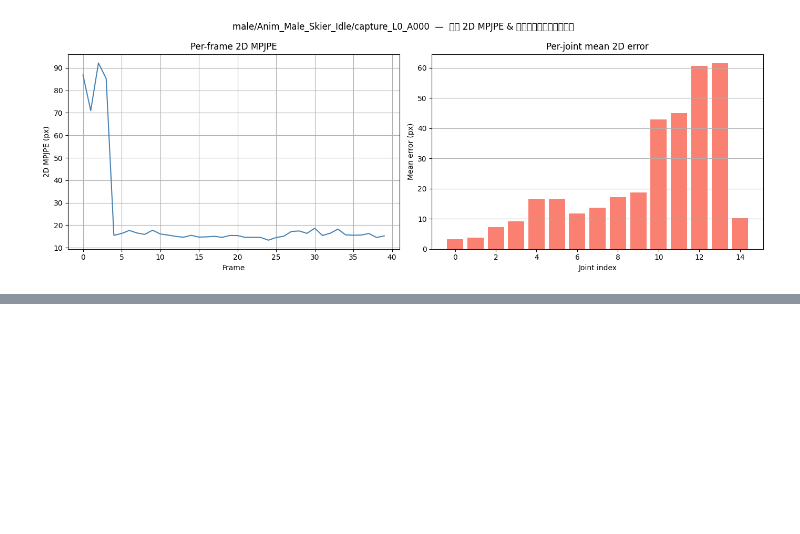
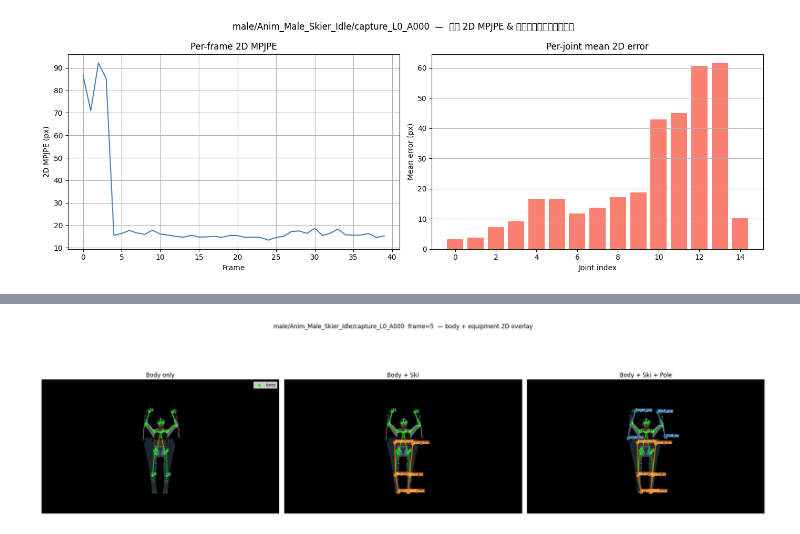
Before and after one commit to ChenKaiXuSan/Ski3DPose_PyTorch, a Jupyter notebook: analysis/check_kpt.ipynb, the cells around one changed output, grey strips where cells are left out. Drawn from its saved outputs; the diff is of its cells as text; code cells hidden in the pictures; blank space fills up the shorter version.

```diff
--- a/analysis/check_kpt.ipynb
+++ b/analysis/check_kpt.ipynb
@@ -552,0 +592,94 @@ MPJPE (all joints, all frames) = 1.1109
+# %%
+
+# ── 装备 2D 关键点叠加到图片 ─────────────────────────────────────────────────
+# Unity kpt2d/pole: (4, 3)  [x, y, vis]  顺序: left_grip, left_tip, right_grip, right_tip
+# Unity kpt2d/ski : (6, 3)  [x, y, vis]  顺序: left_center, left_front, left_back, right_center, right_front, right_back
+# pole 连线: (0,1) 左杆, (2,3) 右杆
+# ski  连线: (0,1), (0,2) 左板, (3,4), (3,5) 右板
+
+FRAME_IDX = 5
+GENDER  = "male"
+ACTION  = "Anim_Male_Skier_Idle"
+CAMERA  = "capture_L0_A000"
+CAM_SHORT = CAMERA.replace("capture_", "")
+
+frame_dir         = DATA_ROOT / "data_pole_ski" / GENDER / ACTION / "frames" / CAMERA
+unity_kpt2d_char  = DATA_ROOT / "data_pole_ski" / GENDER / ACTION / "kpt2d" / CAM_SHORT / "character"
+unity_kpt2d_pole  = DATA_ROOT / "data_pole_ski" / GENDER / ACTION / "kpt2d" / CAM_SHORT / "pole"
+unity_kpt2d_ski   = DATA_ROOT / "data_pole_ski" / GENDER / ACTION / "kpt2d" / CAM_SHORT / "ski"
+
+import cv2
+
+def load_equip_kpt2d(equip_dir: Path, frame_idx: int) -> np.ndarray:
+    path = equip_dir / f"kpt2d_{frame_idx:06d}.npy"
+    return np.load(path).astype(np.float32)  # (N, 3)
+
+POLE_EDGES = [(0, 1), (2, 3)]
+SKI_EDGES  = [(0, 1), (0, 2), (3, 4), (3, 5)]
+POLE_NAMES = ["left_grip", "left_tip", "right_grip", "right_tip"]
+SKI_NAMES  = ["left_ctr", "left_front", "left_back", "right_ctr", "right_front", "right_back"]
+
+
+def draw_equip_on_ax(ax, kpts: np.ndarray, edges: list, names: list,
+                     color: str, linewidth: float = 2.0) -> None:
+    """在 matplotlib ax 上绘制装备关键点和连线（vis>0 才画）。"""
+    vis = kpts[:, 2] if kpts.shape[1] >= 3 else np.ones(len(kpts))
+    xy  = kpts[:, :2]
+    for i, j in edges:
+        if vis[i] > 0 and vis[j] > 0:
+            ax.plot([xy[i, 0], xy[j, 0]], [xy[i, 1], xy[j, 1]],
+                    color=color, linewidth=linewidth, alpha=0.9, zorder=3)
+    for idx in range(len(xy)):
+        if vis[idx] > 0:
+            ax.scatter(xy[idx, 0], xy[idx, 1], s=40, c=color, zorder=4)
+            ax.text(xy[idx, 0] + 3, xy[idx, 1] - 3,
+                    f"{idx}:{names[idx]}", fontsize=6, color="white", zorder=5,
+                    bbox=dict(facecolor=color, edgecolor="none", alpha=0.75, pad=0.2))
+
+
+# ── 加载数据 ─────────────────────────────────────────────────────────────────
+img_bgr  = cv2.imread(str(frame_dir / f"frame_{FRAME_IDX:06d}.png"))
+img_rgb  = cv2.cvtColor(img_bgr, cv2.COLOR_BGR2RGB)
+
+from project.map_config import UNITY_MALE_MAPPING as UNITY_MAP_MALE, filter_unity_kpts
+char_kpt2d = filter_unity_kpts(
+    np.load(unity_kpt2d_char / f"kpt2d_{FRAME_IDX:06d}.npy").astype(np.float32),
+    flag="2d", gender=GENDER
+)[:, :2]  # (15, 2)
+
+pole_kpt2d = load_equip_kpt2d(unity_kpt2d_pole, FRAME_IDX)  # (4, 3)
+ski_kpt2d  = load_equip_kpt2d(unity_kpt2d_ski,  FRAME_IDX)  # (6, 3)
+
+print(f"char kpt2d: {char_kpt2d.shape}  pole: {pole_kpt2d.shape}  ski: {ski_kpt2d.shape}")
+
+# ── 可视化 ───────────────────────────────────────────────────────────────────
+fig, axes = plt.subplots(1, 3, figsize=(21, 7))
+fig.suptitle(f"{GENDER}/{ACTION}/{CAMERA}  frame={FRAME_IDX}  — body + equipment 2D overlay")
+
+titles = ["Body only", "Body + Ski", "Body + Ski + Pole"]
+for ax, title in zip(axes, titles):
+    ax.imshow(img_rgb)
+    ax.axis("off")
+    ax.set_title(title)
+    # 人体骨架
+    ax.scatter(char_kpt2d[:, 0], char_kpt2d[:, 1], s=25, c="lime", zorder=3, label="body")
+    for i, j in FILTER_SKELETON_CONNECTIONS:
+        if i < len(char_kpt2d) and j < len(char_kpt2d):
+            ax.plot([char_kpt2d[i, 0], char_kpt2d[j, 0]],
+                    [char_kpt2d[i, 1], char_kpt2d[j, 1]],
+                    color="lime", linewidth=1.5, alpha=0.85, zorder=2)
+    for idx, (x, y) in enumerate(char_kpt2d):
+        ax.text(x + 2, y - 2, str(idx), fontsize=6, color="white", zorder=4,
+                bbox=dict(facecolor="green", edgecolor="none", alpha=0.7, pad=0.2))
+
+# Panel 2+3: ski
+for ax in axes[1:]:
+    draw_equip_on_ax(ax, ski_kpt2d,  SKI_EDGES,  SKI_NAMES,  color="tab:orange")
+
+# Panel 3: pole
+draw_equip_on_ax(axes[2], pole_kpt2d, POLE_EDGES, POLE_NAMES, color="tab:blue")
+
+axes[0].legend(loc="upper right", fontsize=8)
+plt.tight_layout()
+plt.show()
+# %% [output]
@@ -552,0 +687 @@ MPJPE (all joints, all frames) = 1.1109
+[figure, added]
```
Also changed, not shown: parts of 5 cells of this notebook, 7 other files.
